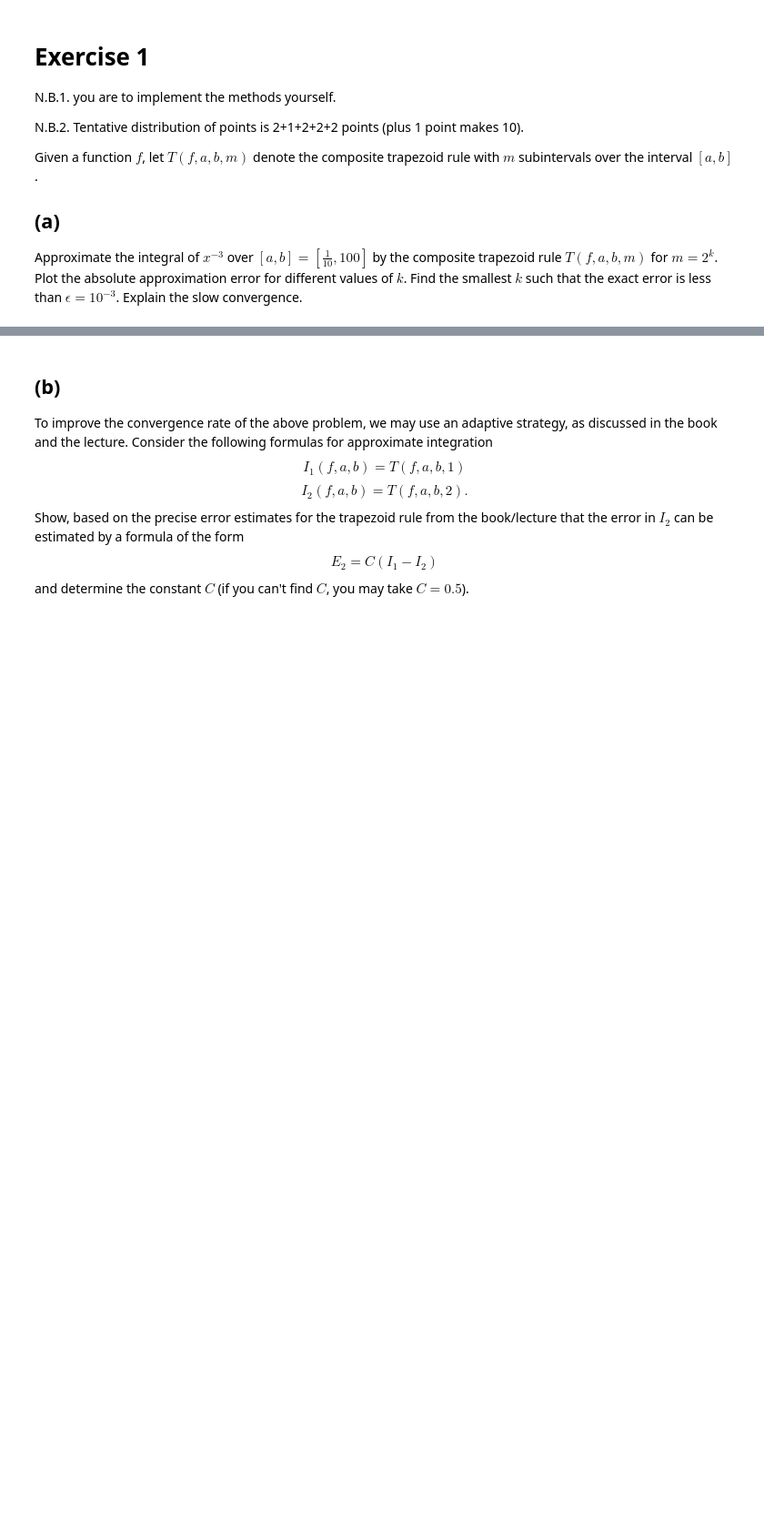
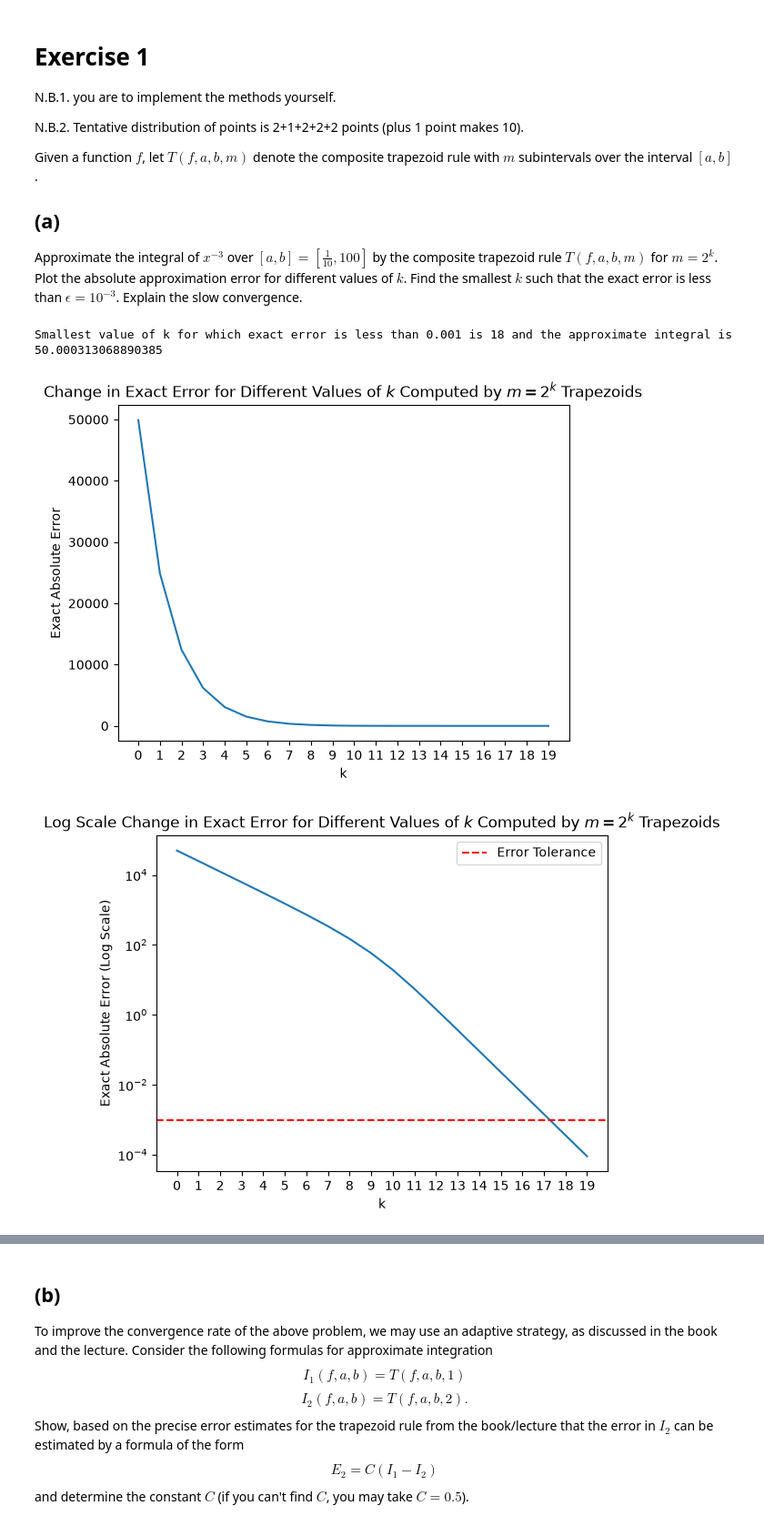
Before and after one commit to TimothyBohm/Numerical_Algorithms, a Jupyter notebook: hw3_2026.ipynb, the cells around one changed output, grey strips where cells are left out. Shown at 91% size. Cells and saved outputs as stored; diff of their text form; code cells hidden in the pictures; blank space fills up the shorter version.

```diff
--- a/hw3_2026.ipynb
+++ b/hw3_2026.ipynb
@@ -26,3 +26,60 @@ Given a function $f$, let $T(f,a,b,m)$ denote the composite trapezoid rule with
 
 ## (a)
 Approximate the integral of $x^{-3}$ over $[a,b] = [ \frac{1}{10}, 100 ]$ by the composite trapezoid rule $T(f,a,b,m)$ for $m = 2^k$. Plot the absolute approximation error for different values of $k$. Find the smallest $k$ such that the exact error is less than $\epsilon = 10^{-3}$. Explain the slow convergence.
+# %%
+def composite_trapezoid_naive(f, a, b, m):
+    x = a
+    h = (b-a)/m
+    total_sum = 0
+    for _ in range(m):
+        total_sum += (f(x) + f(x+h))*(h/2)
+        x = x+h
+    return total_sum
+
+
+def experiment_a():
+    a = 0.1
+    b = 100
+    func1 = lambda x : x**(-3)
+    real_value = -0.5 * (b**(-2)-(a)**(-2)) # integral calculated analytically
+    k = -1
+    exact_error = np.inf
+    error_tolerance = 10**(-3)
+    exact_errors = []
+    while exact_error > error_tolerance:
+        k = k+1 # first value is 0
+        m = 2**k
+        approximated_integral = composite_trapezoid_naive(func1, a, b, m)
+        exact_error = abs(real_value-approximated_integral)
+        exact_errors.append(exact_error)
+    print("Smallest value of k for which exact error is less than 0.001 is " + str(k) + " and the approximate integral is " + str(approximated_integral))
+
+    # do one more calculation to show in the graph that error drops below
+    approximated_integral = composite_trapezoid_naive(func1, a, b, 2**(k+1))
+    exact_errors.append(abs(real_value-approximated_integral))
+    k_values = np.arange(0, k+2, 1)
+    m_values = 2**(k_values)
+    plt.plot(k_values, exact_errors)
+    plt.xlabel("k")
+    plt.xticks(k_values)
+    plt.ylabel("Exact Absolute Error")
+    plt.title(r"Change in Exact Error for Different Values of $k$ Computed by $m=2^k$ Trapezoids")
+    plt.show()
+
+    # Another plot zoomed in to see convergence
+    plt.plot(k_values, exact_errors)
+    plt.yscale("log")
+    plt.xlabel("k")
+    plt.xticks(k_values)
+    plt.ylabel("Exact Absolute Error (Log Scale)")
+    plt.title(r"Log Scale Change in Exact Error for Different Values of $k$ Computed by $m=2^k$ Trapezoids")
+    plt.axhline(1e-3, color="red", linestyle="--", label="Error Tolerance")
+    plt.legend()
+    plt.show()
+
+
+experiment_a()
+# %% [output]
+Smallest value of k for which exact error is less than 0.001 is 18 and the approximate integral is 50.000313068890385
+[figure, added]
+[figure, added]
```
Also changed, not shown: parts of 1 cell of this notebook.
